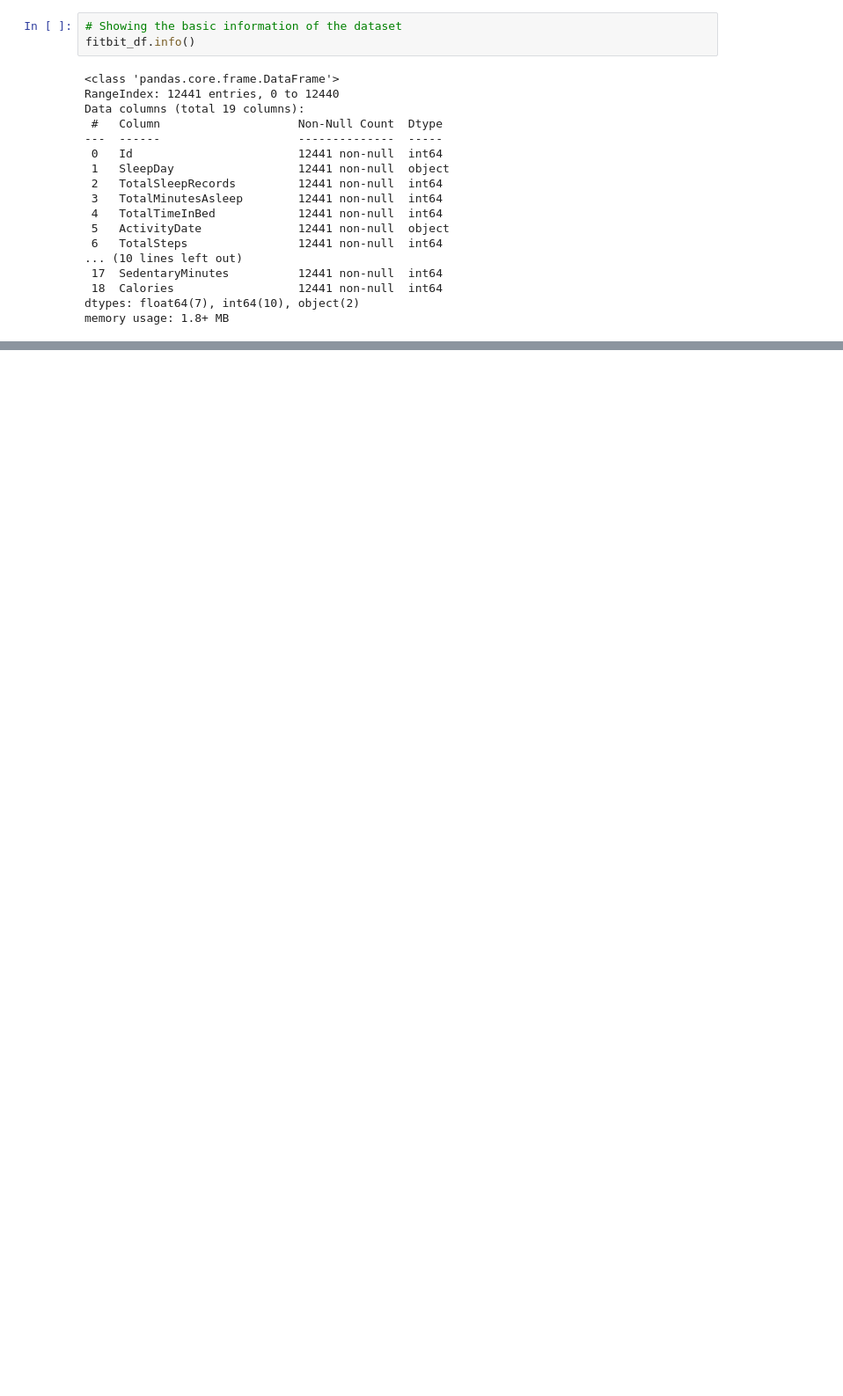
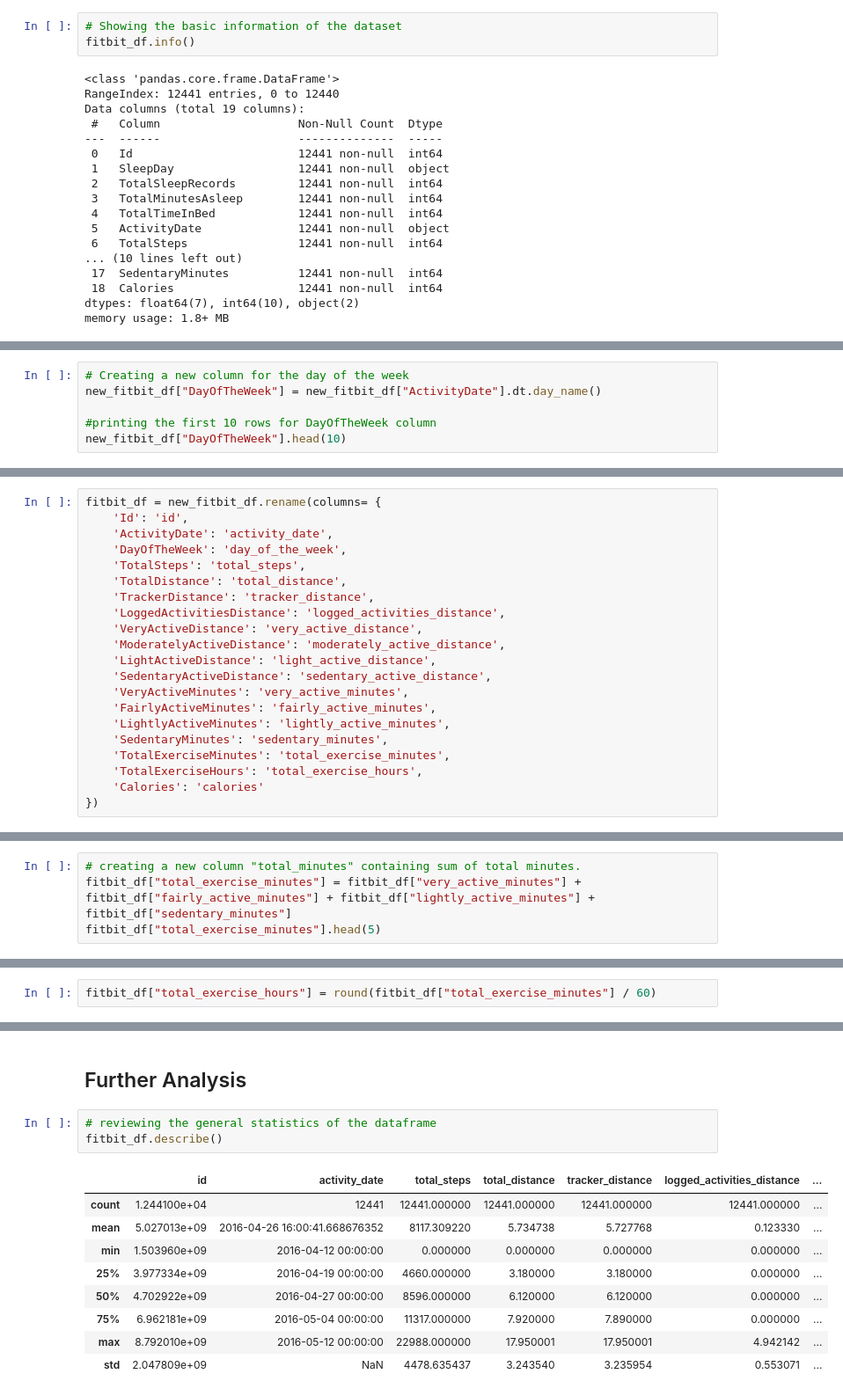
Before and after one commit to SheryllD/Project_SQL_Database, a Jupyter notebook: Data_Wrangling.ipynb, the cells around one changed output, grey strips where cells are left out. Shown at 88% size. Cells and saved outputs as stored; diff of their text form; blank space fills up the shorter version.

```diff
--- a/Data_Wrangling.ipynb
+++ b/Data_Wrangling.ipynb
@@ -198,0 +244,6 @@ memory usage: 1.8+ MB
+# %%
+# Creating a new column for the day of the week
+new_fitbit_df["DayOfTheWeek"] = new_fitbit_df["ActivityDate"].dt.day_name()
+
+#printing the first 10 rows for DayOfTheWeek column
+new_fitbit_df["DayOfTheWeek"].head(10)
@@ -198,0 +272,21 @@ memory usage: 1.8+ MB
+# %%
+fitbit_df = new_fitbit_df.rename(columns= {
+    'Id': 'id',
+    'ActivityDate': 'activity_date',
+    'DayOfTheWeek': 'day_of_the_week',
+    'TotalSteps': 'total_steps',
+    'TotalDistance': 'total_distance',
+    'TrackerDistance': 'tracker_distance',
+    'LoggedActivitiesDistance': 'logged_activities_distance',
+    'VeryActiveDistance': 'very_active_distance',
+    'ModeratelyActiveDistance': 'moderately_active_distance',
+    'LightActiveDistance': 'light_active_distance',
+    'SedentaryActiveDistance': 'sedentary_active_distance',
+    'VeryActiveMinutes': 'very_active_minutes',
+    'FairlyActiveMinutes': 'fairly_active_minutes',
+    'LightlyActiveMinutes': 'lightly_active_minutes',
+    'SedentaryMinutes': 'sedentary_minutes',
+    'TotalExerciseMinutes': 'total_exercise_minutes',
+    'TotalExerciseHours': 'total_exercise_hours',
+    'Calories': 'calories'
+})
@@ -198,0 +302,4 @@ memory usage: 1.8+ MB
+# %%
+# creating a new column "total_minutes" containing sum of total minutes.
+fitbit_df["total_exercise_minutes"] = fitbit_df["very_active_minutes"] + fitbit_df["fairly_active_minutes"] + fitbit_df["lightly_active_minutes"] + fitbit_df["sedentary_minutes"]
+fitbit_df["total_exercise_minutes"].head(5)
@@ -198,0 +323,2 @@ memory usage: 1.8+ MB
+# %%
+fitbit_df["total_exercise_hours"] = round(fitbit_df["total_exercise_minutes"] / 60)
@@ -198,0 +334,15 @@ memory usage: 1.8+ MB
+# %% [markdown]
+## Further Analysis
+# %%
+# reviewing the general statistics of the dataframe
+fitbit_df.describe()
+# %% [output]
+|  | id | activity_date | total_steps | total_distance | tracker_distance | logged_activities_distance | ... |
+| count | 1.244100e+04 | 12441 | 12441.000000 | 12441.000000 | 12441.000000 | 12441.000000 | ... |
+| mean | 5.027013e+09 | 2016-04-26 16:00:41.668676352 | 8117.309220 | 5.734738 | 5.727768 | 0.123330 | ... |
+| min | 1.503960e+09 | 2016-04-12 00:00:00 | 0.000000 | 0.000000 | 0.000000 | 0.000000 | ... |
+| 25% | 3.977334e+09 | 2016-04-19 00:00:00 | 4660.000000 | 3.180000 | 3.180000 | 0.000000 | ... |
+| 50% | 4.702922e+09 | 2016-04-27 00:00:00 | 8596.000000 | 6.120000 | 6.120000 | 0.000000 | ... |
+| 75% | 6.962181e+09 | 2016-05-04 00:00:00 | 11317.000000 | 7.920000 | 7.890000 | 0.000000 | ... |
+| max | 8.792010e+09 | 2016-05-12 00:00:00 | 22988.000000 | 17.950001 | 17.950001 | 4.942142 | ... |
+| std | 2.047809e+09 | NaN | 4478.635437 | 3.243540 | 3.235954 | 0.553071 | ... |
```
Also changed, not shown: parts of 17 cells of this notebook.
